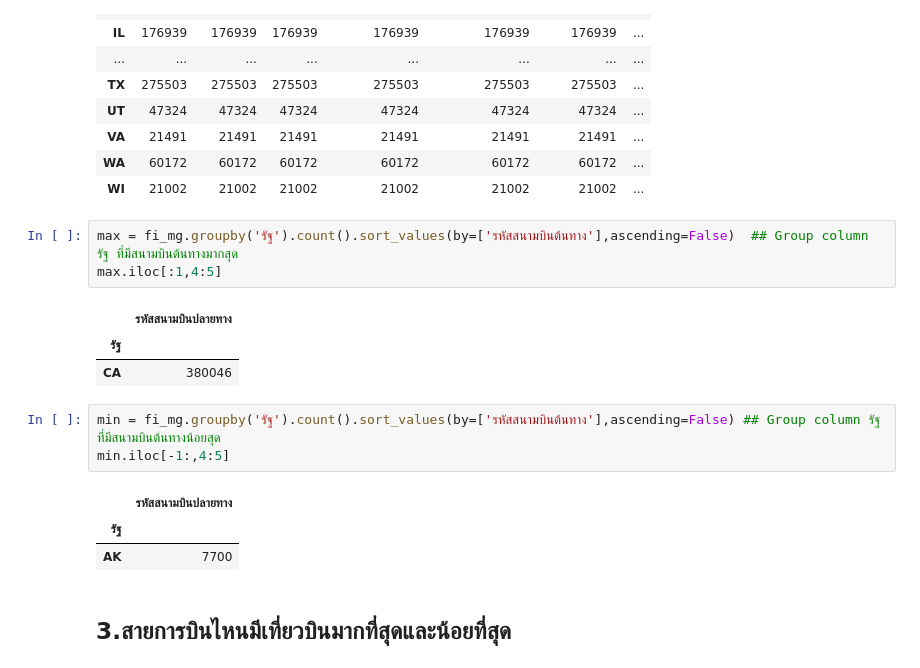
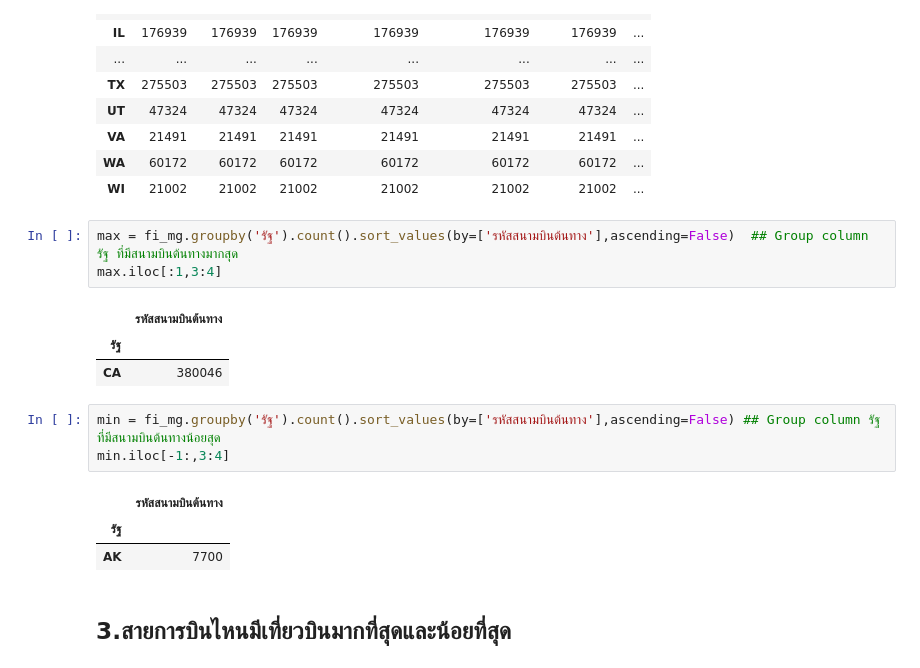
Before and after one commit to moneypitak/DWDM21, a Jupyter notebook: MiniExam.ipynb, the cells around one changed output. Cells and saved outputs as stored; diff of their text form.

```diff
--- a/MiniExam.ipynb
+++ b/MiniExam.ipynb
@@ -130,16 +130,16 @@ fi_mg.groupby('รัฐ').count()  ## ดูจำนวนเที่ยว
 | WI | 21002 | 21002 | 21002 | 21002 | 21002 | 21002 | ... |
 # %%
 max = fi_mg.groupby('รัฐ').count().sort_values(by=['รหัสสนามบินต้นทาง'],ascending=False)  ## Group column รัฐ ที่มีสนามบินต้นทางมากสุด
-max.iloc[:1,4:5]
+max.iloc[:1,3:4]
 # %% [output]
-|  | รหัสสนามบินปลายทาง |
+|  | รหัสสนามบินต้นทาง |
 | รัฐ |  |
 | CA | 380046 |
 # %%
 min = fi_mg.groupby('รัฐ').count().sort_values(by=['รหัสสนามบินต้นทาง'],ascending=False) ## Group column รัฐ ที่มีสนามบินต้นทางน้อยสุด
-min.iloc[-1:,4:5]
+min.iloc[-1:,3:4]
 # %% [output]
-|  | รหัสสนามบินปลายทาง |
+|  | รหัสสนามบินต้นทาง |
 | รัฐ |  |
 | AK | 7700 |
 # %% [markdown]
```
Also changed, not shown: parts of 1 cell of this notebook.
